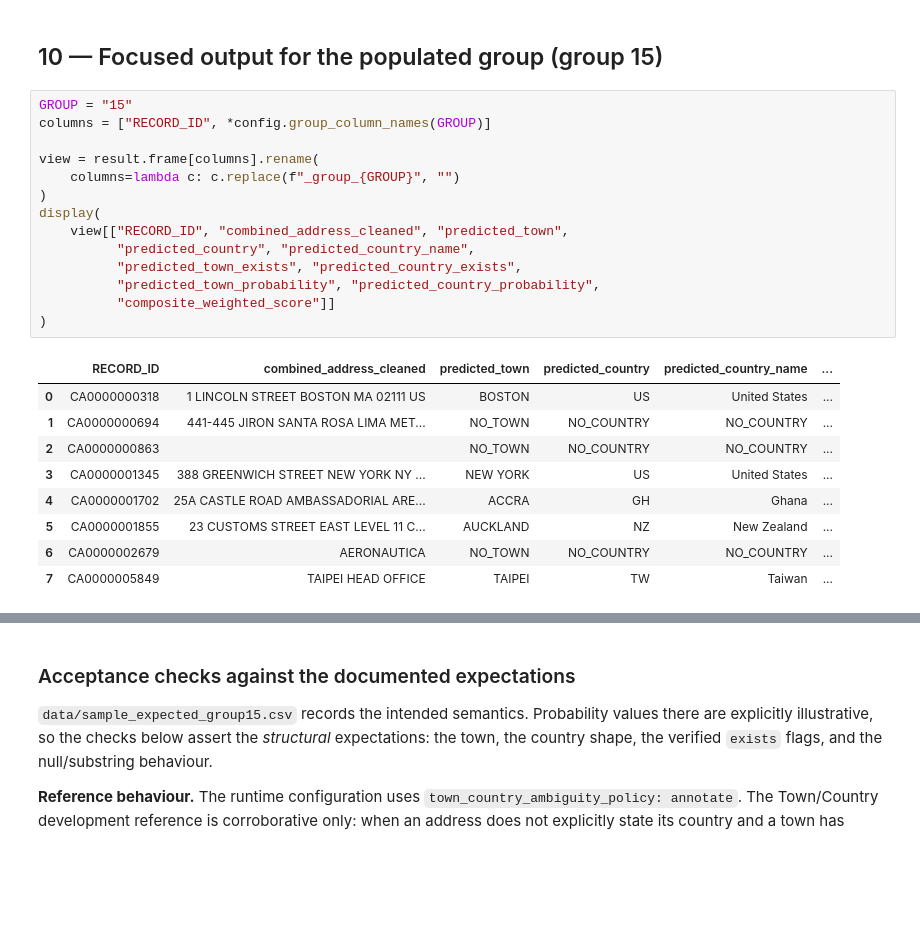
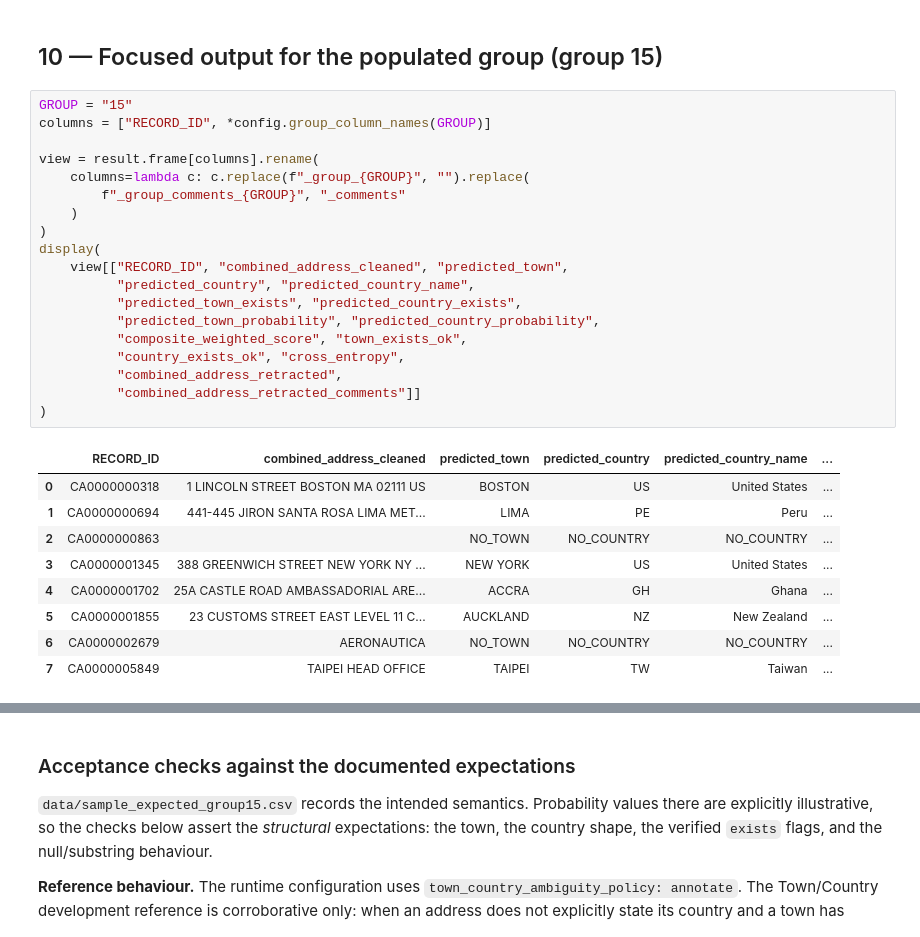
Before and after one commit to kkveena/swift_tc, a Jupyter notebook: notebooks/01_phase1_address_extraction_ACTUAL_RUN.ipynb, the cells around one changed output, grey strips where cells are left out. Drawn from its saved outputs; the diff is of its cells as text; blank space fills up the shorter version.

```diff
--- a/notebooks/01_phase1_address_extraction_ACTUAL_RUN.ipynb
+++ b/notebooks/01_phase1_address_extraction_ACTUAL_RUN.ipynb
@@ -471,21 +467,26 @@ errors       : 1
 # %%
 GROUP = "15"
 columns = ["RECORD_ID", *config.group_column_names(GROUP)]
 
 view = result.frame[columns].rename(
-    columns=lambda c: c.replace(f"_group_{GROUP}", "")
+    columns=lambda c: c.replace(f"_group_{GROUP}", "").replace(
+        f"_group_comments_{GROUP}", "_comments"
+    )
 )
 display(
     view[["RECORD_ID", "combined_address_cleaned", "predicted_town",
           "predicted_country", "predicted_country_name",
           "predicted_town_exists", "predicted_country_exists",
           "predicted_town_probability", "predicted_country_probability",
-          "composite_weighted_score"]]
+          "composite_weighted_score", "town_exists_ok",
+          "country_exists_ok", "cross_entropy",
+          "combined_address_retracted",
+          "combined_address_retracted_comments"]]
 )
 # %% [output]
 |  | RECORD_ID | combined_address_cleaned | predicted_town | predicted_country | predicted_country_name | ... |
 | 0 | CA0000000318 | 1 LINCOLN STREET BOSTON MA 02111 US | BOSTON | US | United States | ... |
-| 1 | CA0000000694 | 441-445 JIRON SANTA ROSA LIMA MET... | NO_TOWN | NO_COUNTRY | NO_COUNTRY | ... |
+| 1 | CA0000000694 | 441-445 JIRON SANTA ROSA LIMA MET... | LIMA | PE | Peru | ... |
 | 2 | CA0000000863 |  | NO_TOWN | NO_COUNTRY | NO_COUNTRY | ... |
 | 3 | CA0000001345 | 388 GREENWICH STREET NEW YORK NY ... | NEW YORK | US | United States | ... |
 | 4 | CA0000001702 | 25A CASTLE ROAD AMBASSADORIAL ARE... | ACCRA | GH | Ghana | ... |
```
Also changed, not shown: parts of 29 cells of this notebook, 1 other file.
